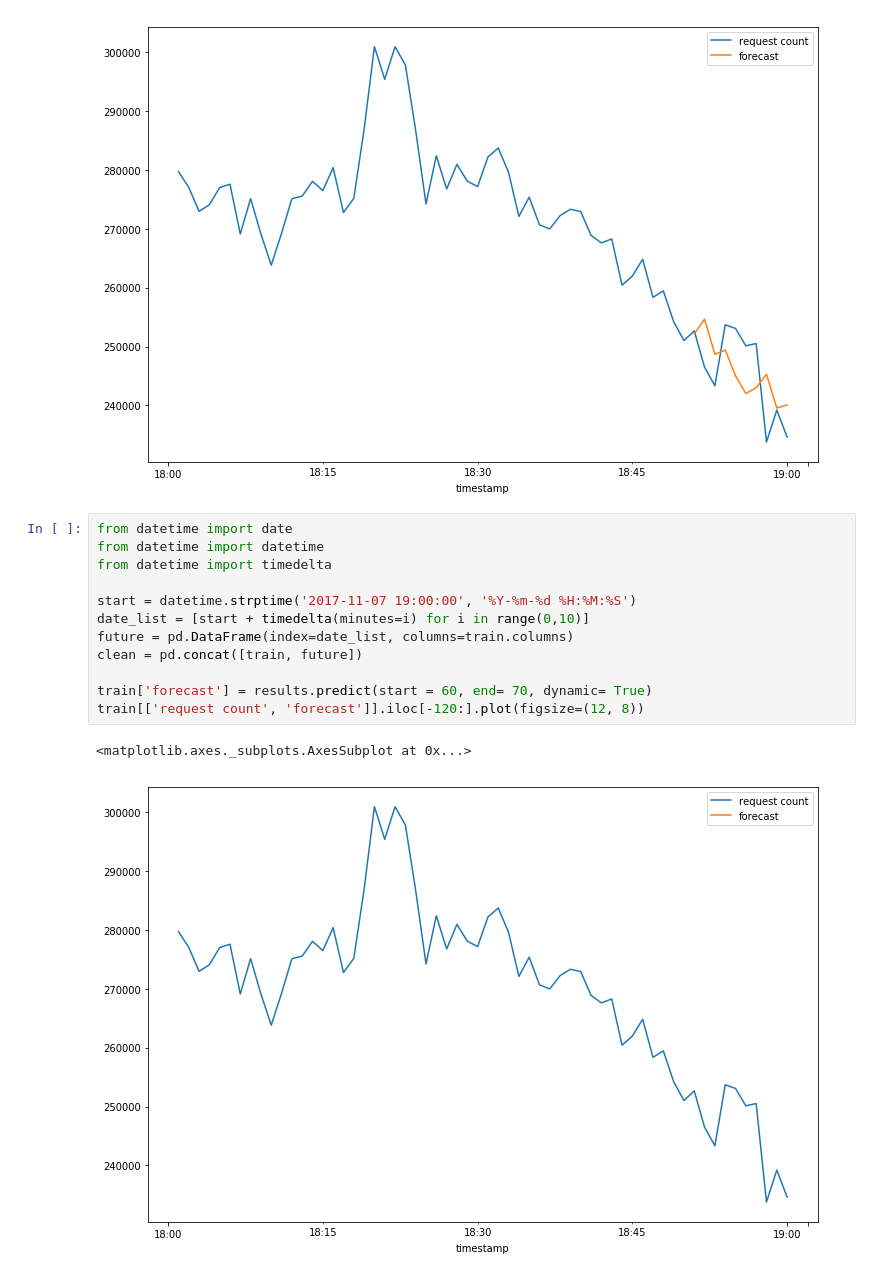
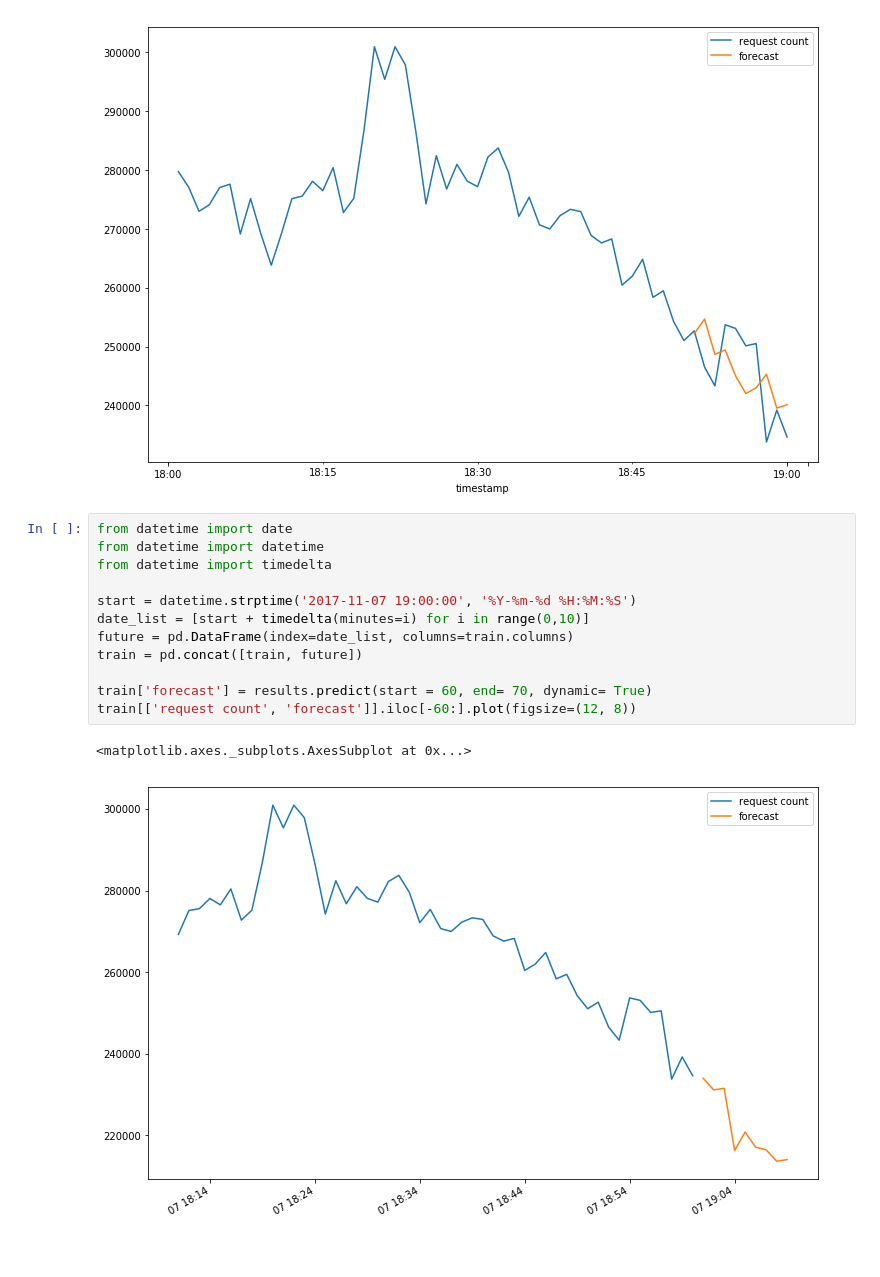
Before and after one commit to lcguerrerocovo/autoscaling-forecast, a Jupyter notebook: analysis.ipynb, the cells around one changed output. Drawn from its saved outputs; the diff is of its cells as text.

Commit message:
drawing plot as time series

```diff
--- a/analysis.ipynb
+++ b/analysis.ipynb
@@ -194,15 +194,15 @@ train[['request count', 'forecast']].plot(figsize=(12, 8))
 # %%
 from datetime import date
 from datetime import datetime
 from datetime import timedelta
 
 start = datetime.strptime('2017-11-07 19:00:00', '%Y-%m-%d %H:%M:%S')
 date_list = [start + timedelta(minutes=i) for i in range(0,10)]
 future = pd.DataFrame(index=date_list, columns=train.columns)
-clean = pd.concat([train, future])
+train = pd.concat([train, future])
 
 train['forecast'] = results.predict(start = 60, end= 70, dynamic= True)
-train[['request count', 'forecast']].iloc[-120:].plot(figsize=(12, 8))
+train[['request count', 'forecast']].iloc[-60:].plot(figsize=(12, 8))
 # %% [output]
 <matplotlib.axes._subplots.AxesSubplot at 0x...>
-[figure, old version]
+[figure, new version]
```
Also changed, not shown: parts of 1 cell of this notebook.
